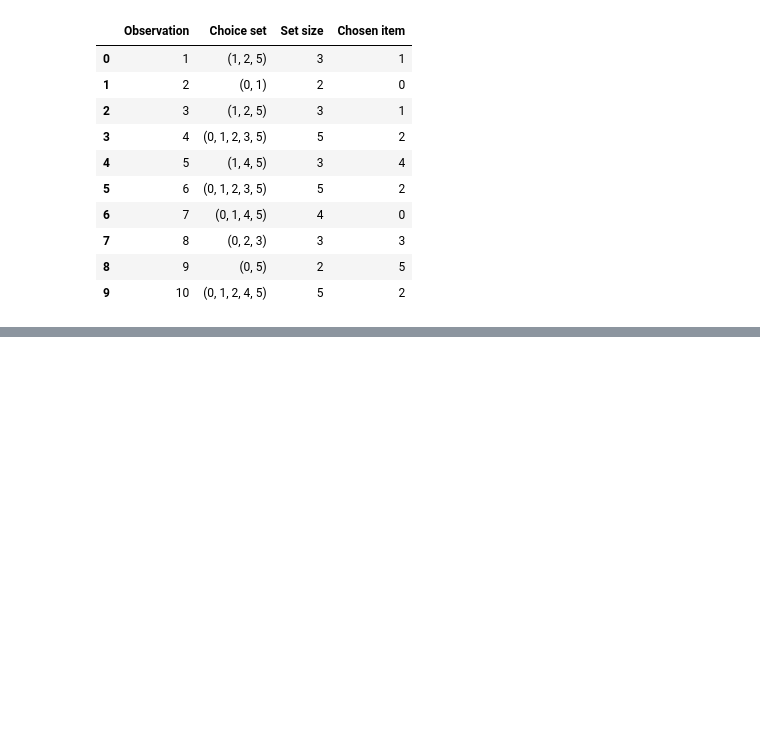
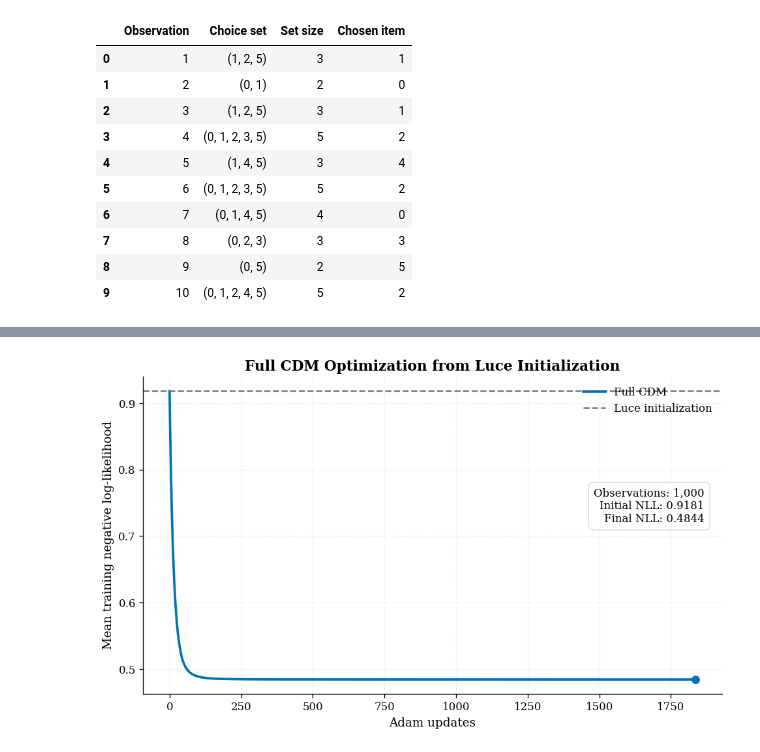
Before and after one commit to rbhdsks/Learning-from-Comparison-Data-Master-Thesis-Project-, a Jupyter notebook: notebooks/experiments/Context_Dependent_Model/CDM_Paper_Reproduction/01_synthetic_recovery.ipynb, the cells around one changed output, grey strips where cells are left out. Cells and saved outputs as stored; diff of their text form; code cells hidden in the pictures; blank space fills up the shorter version.

```diff
--- a/notebooks/experiments/Context_Dependent_Model/CDM_Paper_Reproduction/01_synthetic_recovery.ipynb
+++ b/notebooks/experiments/Context_Dependent_Model/CDM_Paper_Reproduction/01_synthetic_recovery.ipynb
@@ -642,0 +984,78 @@ Generated observations: 1,000
+# %%
+# Plot and save the full-CDM training loss from Luce initialization.
+
+training_nll_history = np.asarray(
+    cdm_fit.nll_history,
+    dtype=float,
+)
+
+update_numbers = np.arange(
+    len(training_nll_history)
+)
+
+figure, axis = plt.subplots(
+    figsize=(8.0, 4.8),
+    constrained_layout=True,
+)
+
+axis.plot(
+    update_numbers,
+    training_nll_history,
+    color="#0072B2",
+    linewidth=2.2,
+    label="Full CDM",
+)
+
+axis.axhline(
+    training_nll_history[0],
+    color="#777777",
+    linestyle="--",
+    linewidth=1.5,
+    label="Luce initialization",
+)
+
+axis.scatter(
+    update_numbers[-1],
+    training_nll_history[-1],
+    color="#0072B2",
+    s=45,
+    zorder=3,
+)
+
+axis.set(
+    xlabel="Adam updates",
+    ylabel="Mean training negative log-likelihood",
+    title="Full CDM Optimization from Luce Initialization",
+)
+
+axis.text(
+    0.97,
+    0.65,
+    (
+        f"Observations: {len(synthetic_data.choice_sets):,}\n"
+        f"Initial NLL: {training_nll_history[0]:.4f}\n"
+        f"Final NLL: {training_nll_history[-1]:.4f}"
+    ),
+    transform=axis.transAxes,
+    ha="right",
+    va="top",
+    fontsize=10,
+    bbox={
+        "facecolor": "white",
+        "edgecolor": "#DDDDDD",
+        "alpha": 0.95,
+        "boxstyle": "round,pad=0.5",
+    },
+)
+
+axis.legend(loc="upper right")
+axis.grid(alpha=0.2)
+
+figure.savefig(
+    FIGURE_DIRECTORY / "02_full_cdm_optimization.pdf",
+    bbox_inches="tight",
+)
+
+plt.show()
+# %% [output]
+[figure, added]
```
Also changed, not shown: parts of 13 cells of this notebook.
